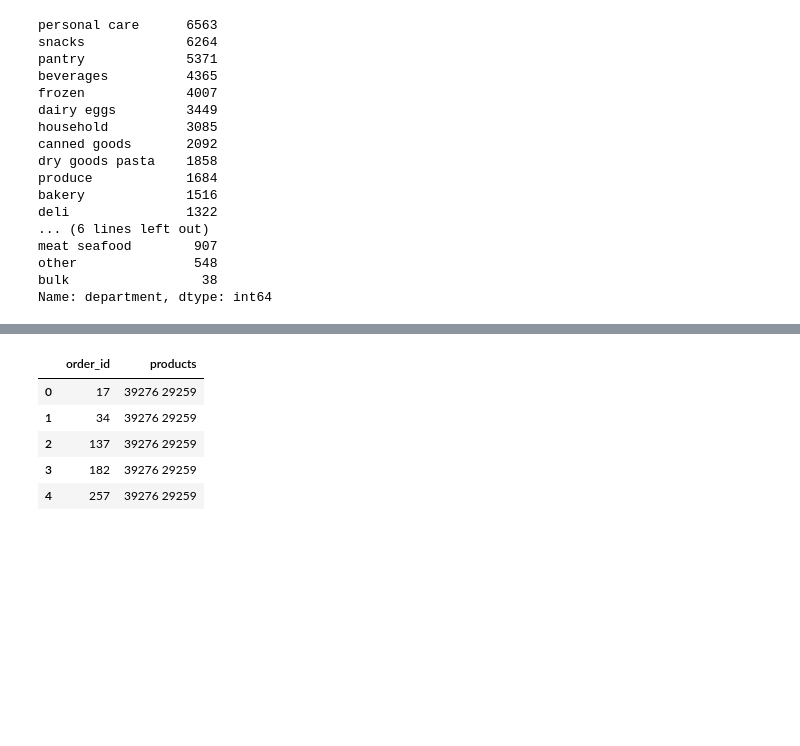
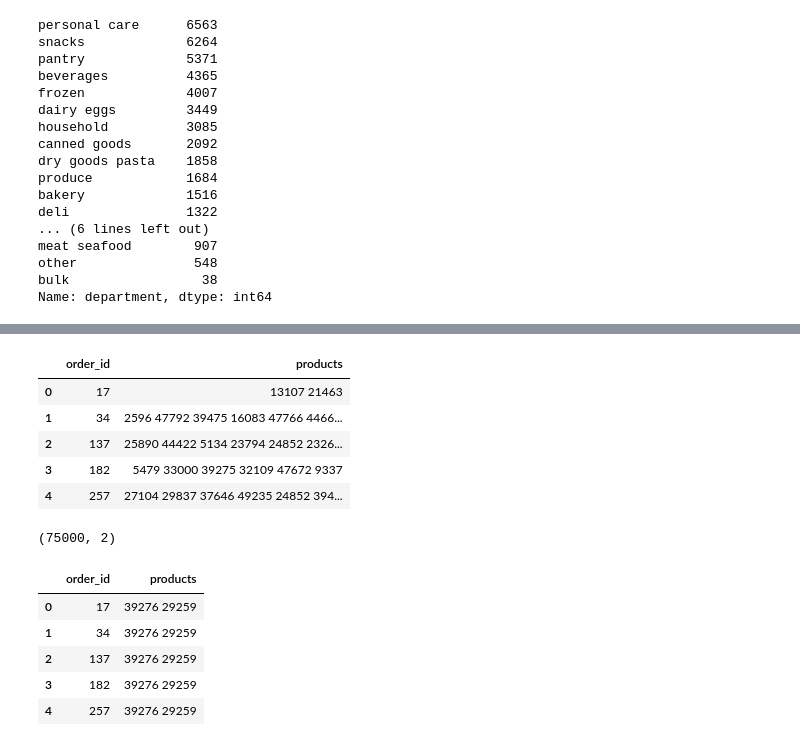
Before and after one commit to Bharathkumar-nb/Data-Mining-Course-Project, a Jupyter notebook: Project.ipynb, the cells around one changed output, grey strips where cells are left out. Saved outputs shown, nothing was run; the diff lists cells and outputs as text; code cells hidden in the pictures; blank space fills up the shorter version.

Commit message:
1st Submission

```diff
--- a/Project.ipynb
+++ b/Project.ipynb
@@ -267,0 +464,22 @@ Name: department, dtype: int64
+# %%
+%%time
+test_history = order_details[(order_details.user_id.isin(test_orders.user_id))]
+last_orders = test_history.groupby('user_id')['order_number'].max()
+
+
+submission4_df = pd.merge(
+        left=pd.merge(
+                left=last_orders.reset_index(),
+                right=test_history[test_history.reordered == 1],
+                #right=test_history,
+                how='left',
+                on=['user_id', 'order_number']
+            )[['user_id', 'product_id']],
+        right=test_orders[['user_id', 'order_id']],
+        how='left',
+        on='user_id'
+    ).fillna(-1).groupby('order_id')['product_id'].apply(lambda x: ' '.join([str(int(e)) for e in set(x)])).reset_index().replace(to_replace='-1', value='None')
+submission4_df.columns = ['order_id', 'products']
+
+
+submission4_df.to_csv('submission4.csv', encoding='utf-8', index=False)
@@ -268,3 +488,16 @@ Name: department, dtype: int64
+# %%
+submission4_df.head()
+# %% [output]
+|  | order_id | products |
+| 0 | 17 | 13107 21463 |
+| 1 | 34 | 2596 47792 39475 16083 47766 4466... |
+| 2 | 137 | 25890 44422 5134 23794 24852 2326... |
+| 3 | 182 | 5479 33000 39275 32109 47672 9337 |
+| 4 | 257 | 27104 29837 37646 49235 24852 394... |
+# %%
+submission4_df.shape
+# %% [output]
+(75000, 2)
 # %%
 sample_submission_df.head()
 # %% [output]
```
Also changed, not shown: parts of 28 cells of this notebook.
